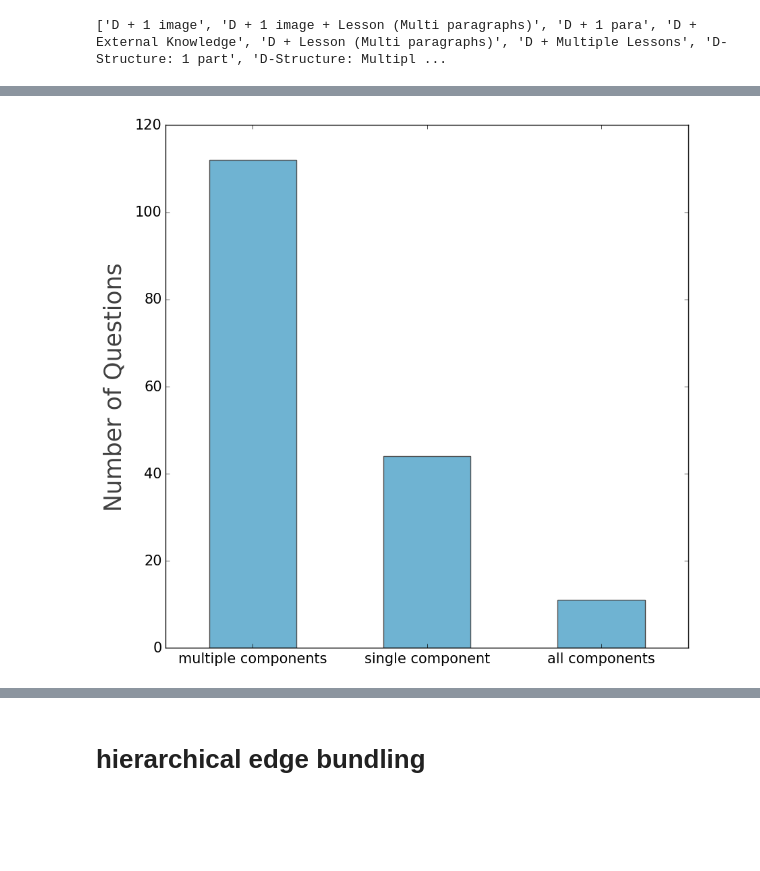
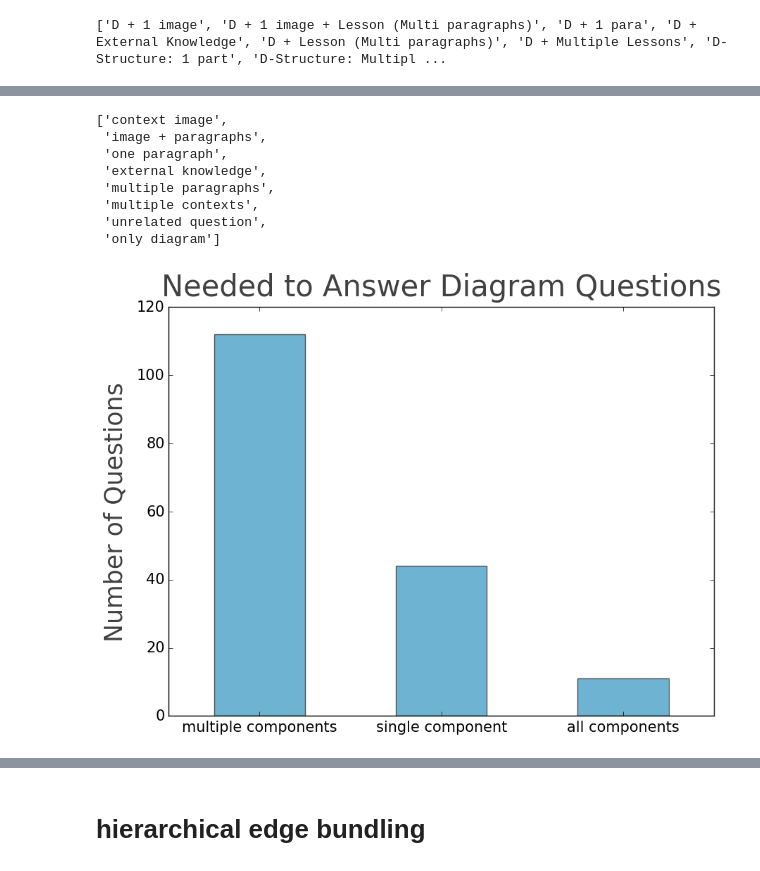
Before and after one commit to drschwenk/stb_notebooks, a Jupyter notebook: generate_figs.ipynb, the cells around one changed output, grey strips where cells are left out. Drawn from its saved outputs; the diff is of its cells as text; code cells hidden in the pictures; blank space fills up the shorter version.

```diff
--- a/generate_figs.ipynb
+++ b/generate_figs.ipynb
@@ -839,5 +870,5 @@ print(list(dqa_df.columns))
 # %%
-dqa_df.columns = dq_new_cols_to_hist_1 + dq_new_cols_to_hist_2 + ['Is OCR enough', 'Nothing to do with D', 'Only D'] + ['Unnamed: 13', 'lesson_name', 'qid']
+dqa_df.columns = dq_new_cols_to_hist_1[:-2] + dq_new_cols_to_hist_2 + dq_new_cols_to_hist_3 + dq_new_cols_to_hist_1[-2:] + ['Unnamed: 13', 'lesson_name', 'qid']
 # %%
 # cols_to_hist = ['1 lesson', '1 para', '1 sentence', 'External Knowledge', 'Multi-lesson', 'Uses Diagram']
 cols_to_hist = ['multiple paragraphs', 'single paragraph', 'single sentence', 'external knowledge', 'multiple contexts', 'requires diagram']
@@ -866,16 +898,27 @@ make_and_save_standard_fig(plot_to_save, fig_labels,  image_filename)
+# %%
+dq_new_cols_to_hist_1
+# %% [output]
+['context image',
+ 'image + paragraphs',
+ 'one paragraph',
+ 'external knowledge',
+ 'multiple paragraphs',
+ 'multiple contexts',
+ 'unrelated question',
+ 'only diagram']
 # %%
 fig_labels = {
-    'fig_title': ' ',
+    'fig_title': 'Needed to Answer Diagram Questions',
     'x_label': '',
     'y_label': 'Number of Questions'
 }
 
-plt.rcParams['figure.figsize'] = (10.0, 10.0)
+plt.rcParams['figure.figsize'] = (10.0, 7.5)
 
 plot_to_save  = dqa_df[dq_new_cols_to_hist_2].apply(sum).sort_values(ascending=False).plot(kind='bar')
 tick_labels = plot_to_save.get_yticks()
 plt.xticks(rotation=0)
 image_filename = fig_dir +  'Diagram Question Annotation Hist 2'.replace(' ', '_') + '.pdf'
 make_and_save_standard_fig(plot_to_save, fig_labels,  image_filename)
 # %% [output]
-[figure, old version]
+[figure, new version]
```
Also changed, not shown: parts of 20 cells of this notebook, 1 other file.
